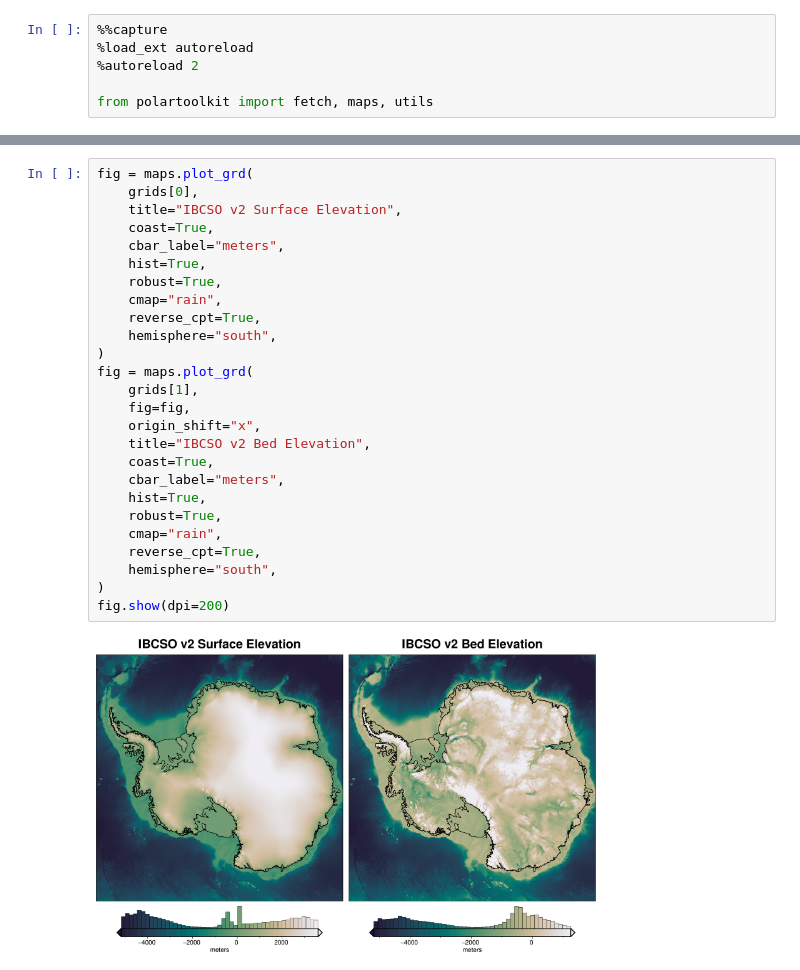
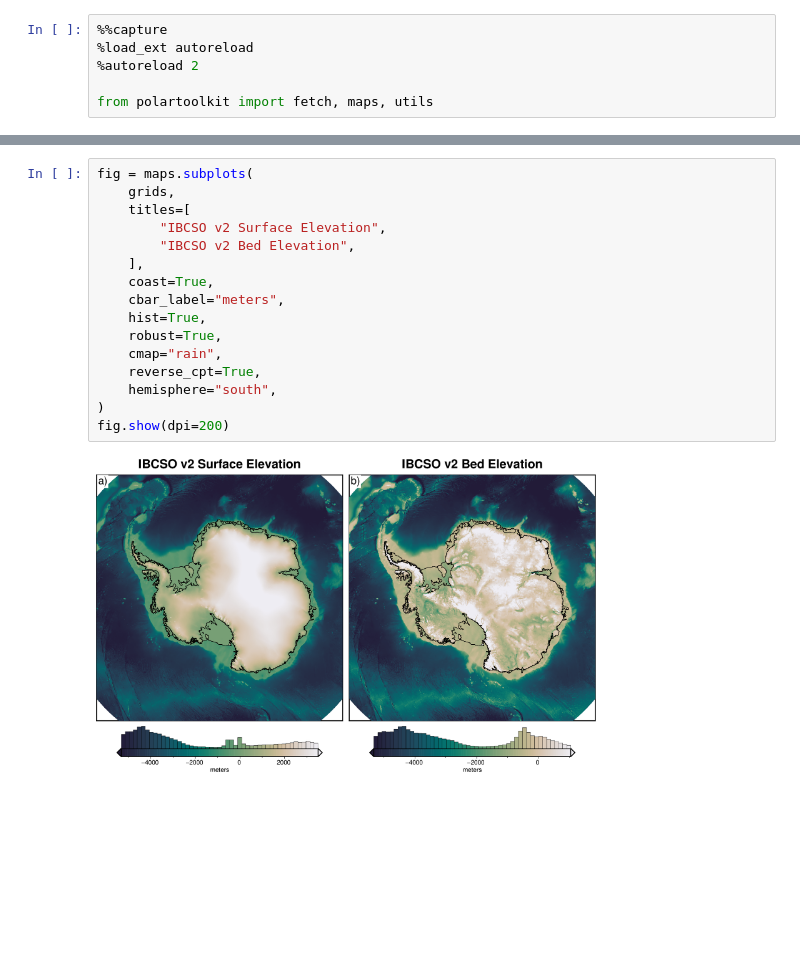
Before and after one commit to mdtanker/polartoolkit, a Jupyter notebook: docs/datasets/antarctica/ibcso.ipynb, the cells around one changed output, grey strips where cells are left out. Cells and saved outputs as stored; diff of their text form; blank space fills up the shorter version.

```diff
--- a/docs/datasets/antarctica/ibcso.ipynb
+++ b/docs/datasets/antarctica/ibcso.ipynb
@@ -40,28 +54,18 @@ grid registration: g
 # %%
-fig = maps.plot_grd(
-    grids[0],
-    title="IBCSO v2 Surface Elevation",
-    coast=True,
-    cbar_label="meters",
-    hist=True,
-    robust=True,
-    cmap="rain",
-    reverse_cpt=True,
-    hemisphere="south",
-)
-fig = maps.plot_grd(
-    grids[1],
-    fig=fig,
-    origin_shift="x",
-    title="IBCSO v2 Bed Elevation",
+fig = maps.subplots(
+    grids,
+    titles=[
+        "IBCSO v2 Surface Elevation",
+        "IBCSO v2 Bed Elevation",
+    ],
     coast=True,
     cbar_label="meters",
     hist=True,
     robust=True,
     cmap="rain",
     reverse_cpt=True,
     hemisphere="south",
 )
 fig.show(dpi=200)
 # %% [output]
-[figure, old version]
+[figure, new version]
```
Also changed, not shown: parts of 2 cells of this notebook, 48 other files.
